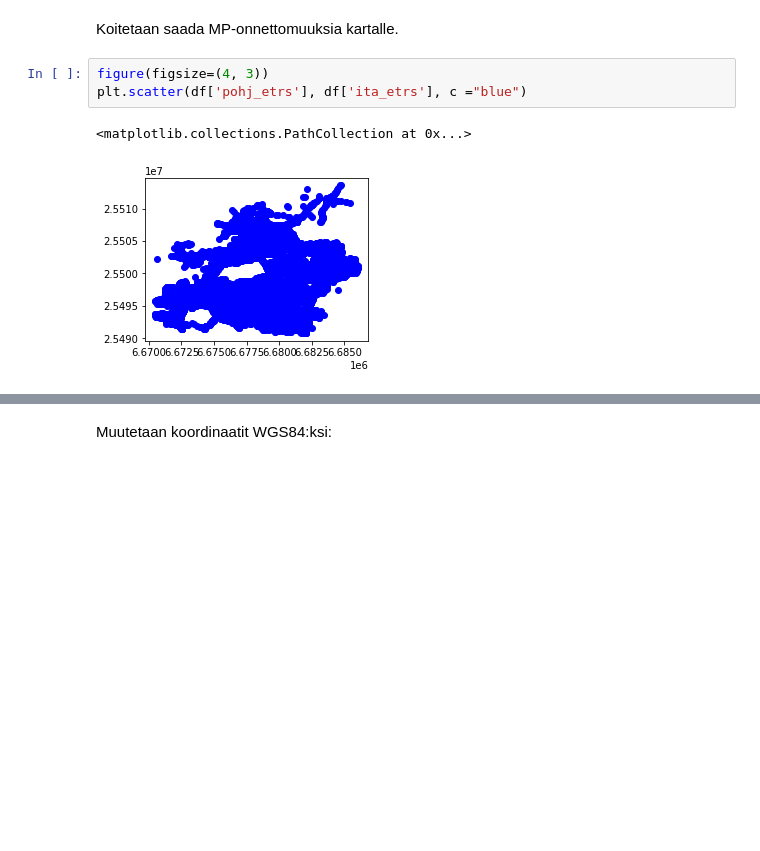
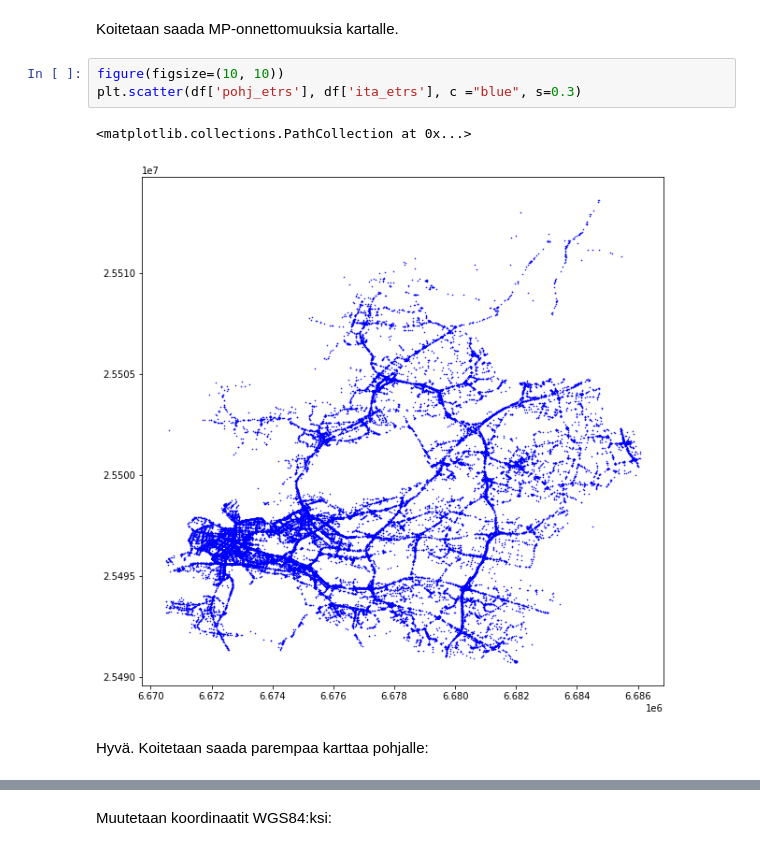
Before and after one commit to holezekki99/JODA2022, a Jupyter notebook: JODA2022_workbook.ipynb, the cells around one changed output, grey strips where cells are left out. Cells and saved outputs as stored; diff of their text form; blank space fills up the shorter version.

```diff
--- a/JODA2022_workbook.ipynb
+++ b/JODA2022_workbook.ipynb
@@ -127,9 +127,11 @@ df_mp['VV'].value_counts().sort_index().plot.bar()
 # %% [markdown]
 Koitetaan saada MP-onnettomuuksia kartalle.
 # %%
-figure(figsize=(4, 3))
-plt.scatter(df['pohj_etrs'], df['ita_etrs'], c ="blue")
+figure(figsize=(10, 10))
+plt.scatter(df['pohj_etrs'], df['ita_etrs'], c ="blue", s=0.3)
 # %% [output]
 <matplotlib.collections.PathCollection at 0x...>
-[figure, old version]
+[figure, new version]
+# %% [markdown]
+Hyvä. Koitetaan saada parempaa karttaa pohjalle:
 # %%
```
Also changed, not shown: parts of 11 cells of this notebook.
